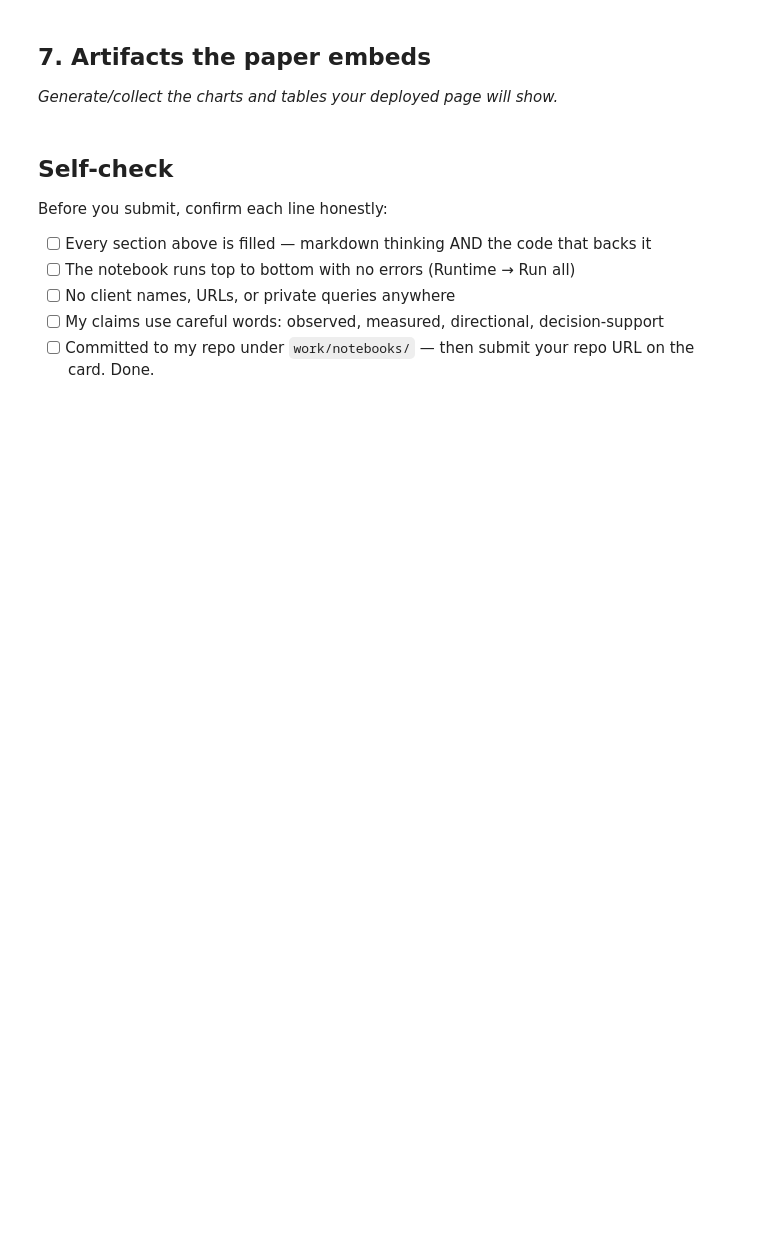
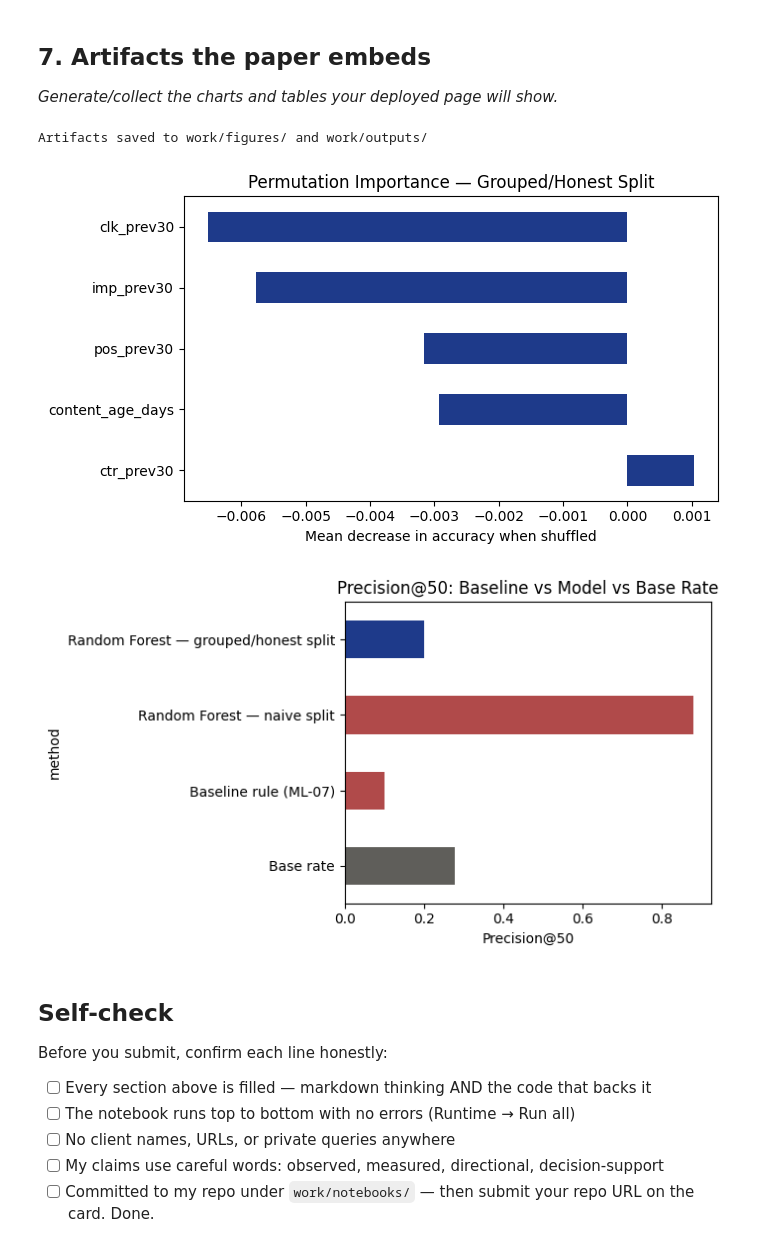
Before and after one commit to betmutema/ml-engineering-internship, a Jupyter notebook: work/notebooks/capstone.ipynb, the cells around one changed output. Cells and saved outputs as stored; diff of their text form; code cells hidden in the pictures; blank space fills up the shorter version.

```diff
--- a/work/notebooks/capstone.ipynb
+++ b/work/notebooks/capstone.ipynb
@@ -30,3 +168,11 @@ This skeleton is yours to fill. Work the sections **in order** — each one has
 ## 6. Ranked recommendations
 
 *The action playbook output — the paper's recommendations section.*
+# %%
+test['reason_code'] = np.where((stale.values & visible.values) == 1, 'stale_but_visible', 'model_flagged_only')
+queue = test.sort_values('model_score', ascending=False).reset_index(drop=True)
+queue['rank'] = queue.index + 1
+queue['archetype'] = np.where(queue['reason_code'] == 'stale_but_visible', 'refresh_candidate', 'investigate_decline')
+queue['recommended_action'] = np.where(queue['archetype'] == 'refresh_candidate',
+                                         'Content refresh review', 'Manual investigation before any action')
+print(queue[['rank','client_hash_id','model_score','archetype','recommended_action']].head(10))
@@ -34,6 +198,32 @@ This skeleton is yours to fill. Work the sections **in order** — each one has
 ## 7. Artifacts the paper embeds
 
 *Generate/collect the charts and tables your deployed page will show.*
+# %%
+import matplotlib.pyplot as plt
+os.makedirs('work/figures', exist_ok=True)
+os.makedirs('work/outputs', exist_ok=True)
+
+fig, ax = plt.subplots(figsize=(7,4))
+importance.plot(kind='barh', ax=ax, color='#1E3A8A')
+ax.set_title("Permutation Importance — Grouped/Honest Split")
+ax.set_xlabel("Mean decrease in accuracy when shuffled")
+plt.tight_layout()
+plt.savefig('work/figures/permutation_importance.png', dpi=150)
+
+fig2, ax2 = plt.subplots(figsize=(7,4))
+results.set_index('method')['precision_at_50'].plot(kind='barh', ax=ax2, color=['#5F5E5A','#B04A4A','#B04A4A','#1E3A8A'])
+ax2.set_title("Precision@50: Baseline vs Model vs Base Rate")
+ax2.set_xlabel("Precision@50")
+plt.tight_layout()
+plt.savefig('work/figures/precision_comparison.png', dpi=150)
+
+results.to_json('work/outputs/results_metrics.json', orient='records', indent=2)
+queue.head(50).to_csv('work/outputs/ranked_queue_top50.csv', index=False)
+print("Artifacts saved to work/figures/ and work/outputs/")
+# %% [output]
+Artifacts saved to work/figures/ and work/outputs/
+[figure, added]
+[figure, added]
 # %% [markdown]
 ## Self-check
 
```
Also changed, not shown: parts of 6 cells of this notebook.
